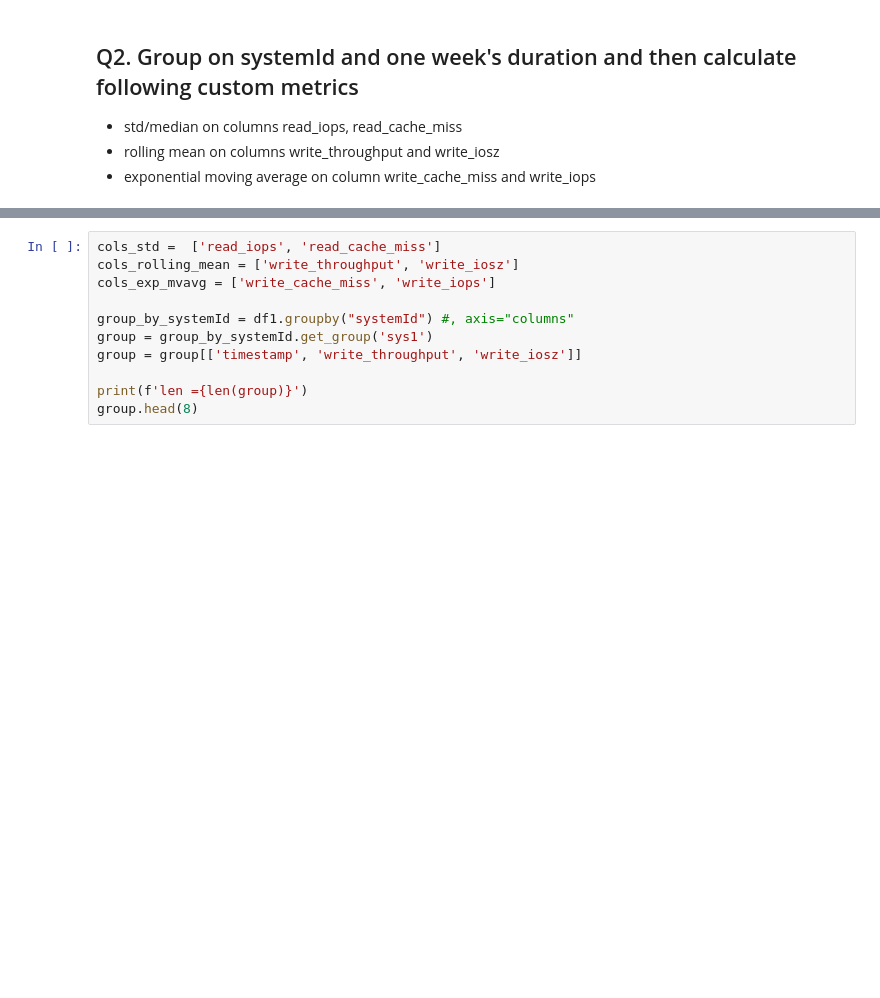
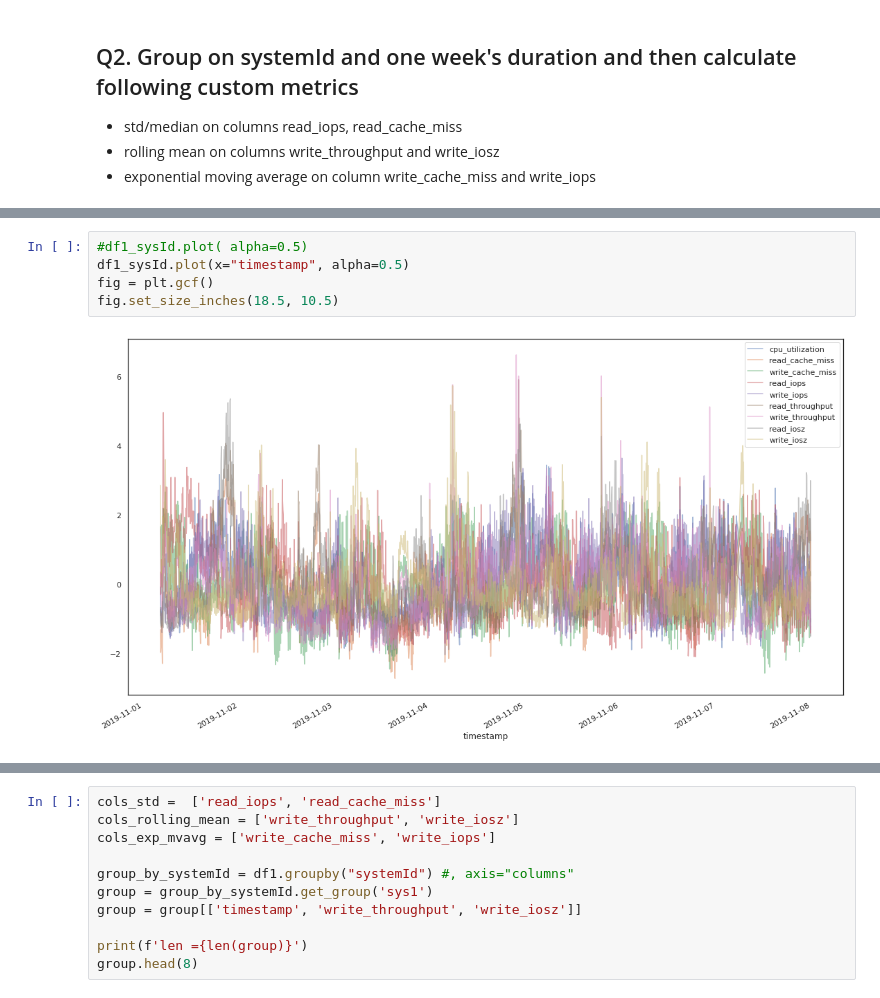
Before and after one commit to FrankGangWang/AppliedML_Python_Coursera, a Jupyter notebook: Copy_of_Copy_of_Interview_for_DataScience_2.ipynb, the cells around one changed output, grey strips where cells are left out. Drawn from its saved outputs; the diff is of its cells as text; blank space fills up the shorter version.

```diff
--- a/Copy_of_Copy_of_Interview_for_DataScience_2.ipynb
+++ b/Copy_of_Copy_of_Interview_for_DataScience_2.ipynb
@@ -146,3 +136,10 @@ df1_sysId.head(8)
+# %%
+#df1_sysId.plot( alpha=0.5)
+df1_sysId.plot(x="timestamp", alpha=0.5)
+fig = plt.gcf()
+fig.set_size_inches(18.5, 10.5)
+# %% [output]
+[figure, added]
 # %%
 df1_sysId.plot.scatter(x="timestamp", y="cpu_utilization", alpha=0.5)
 # %% [output]
```
Also changed, not shown: parts of 10 cells of this notebook.
